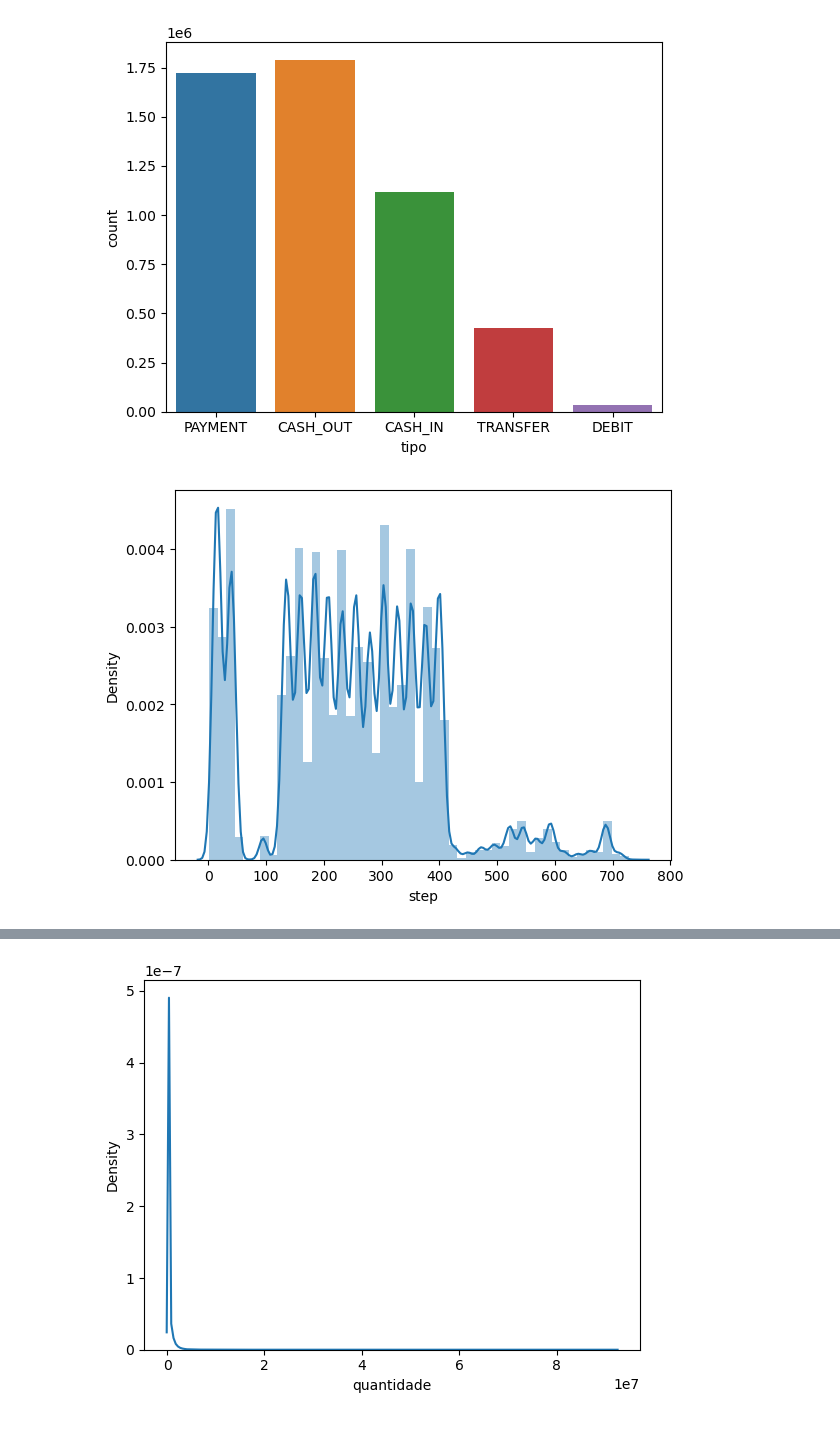
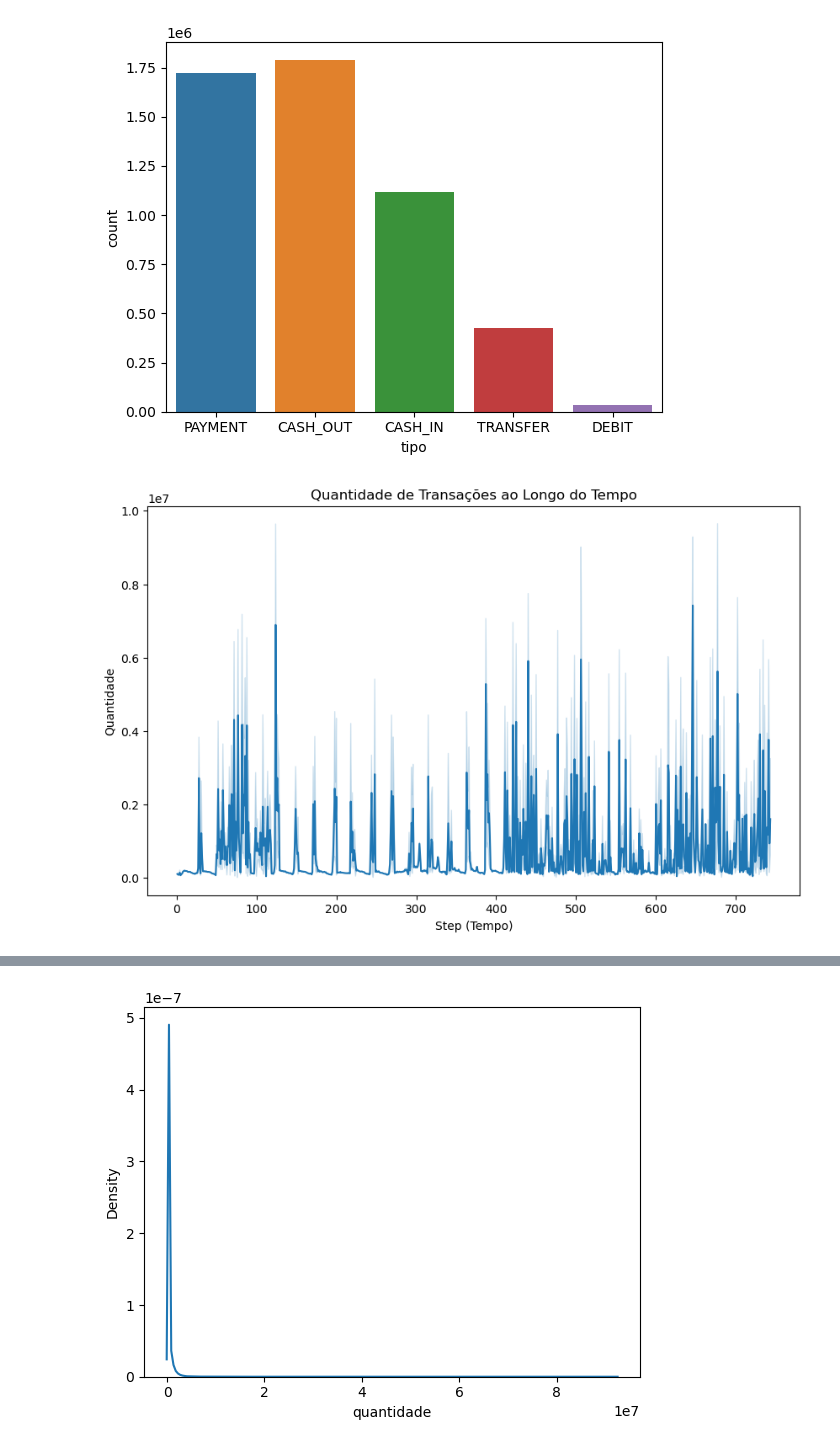
Before and after one commit to erickfog/Online_Fraude, a Jupyter notebook: OnlineFraudDetection.ipynb, the cells around one changed output, grey strips where cells are left out. Drawn from its saved outputs; the diff is of its cells as text; code cells hidden in the pictures.

```diff
--- a/OnlineFraudDetection.ipynb
+++ b/OnlineFraudDetection.ipynb
@@ -289,7 +289,12 @@ sns.countplot(train_data,x='tipo')
 # %% [output]
 <AxesSubplot:xlabel='tipo', ylabel='count'>
 [figure]
-# %%
-sns.distplot(train_data['step']);
-# %% [output]
-[figure, removed]
+# %%
+plt.figure(figsize=(10, 6))
+sns.lineplot(data=train_data, x='step', y='quantidade')
+plt.title('Quantidade de Transações ao Longo do Tempo')
+plt.xlabel('Step (Tempo)')
+plt.ylabel('Quantidade')
+plt.show()
+# %% [output]
+[figure, added]
```
Also changed, not shown: parts of 45 cells of this notebook.
